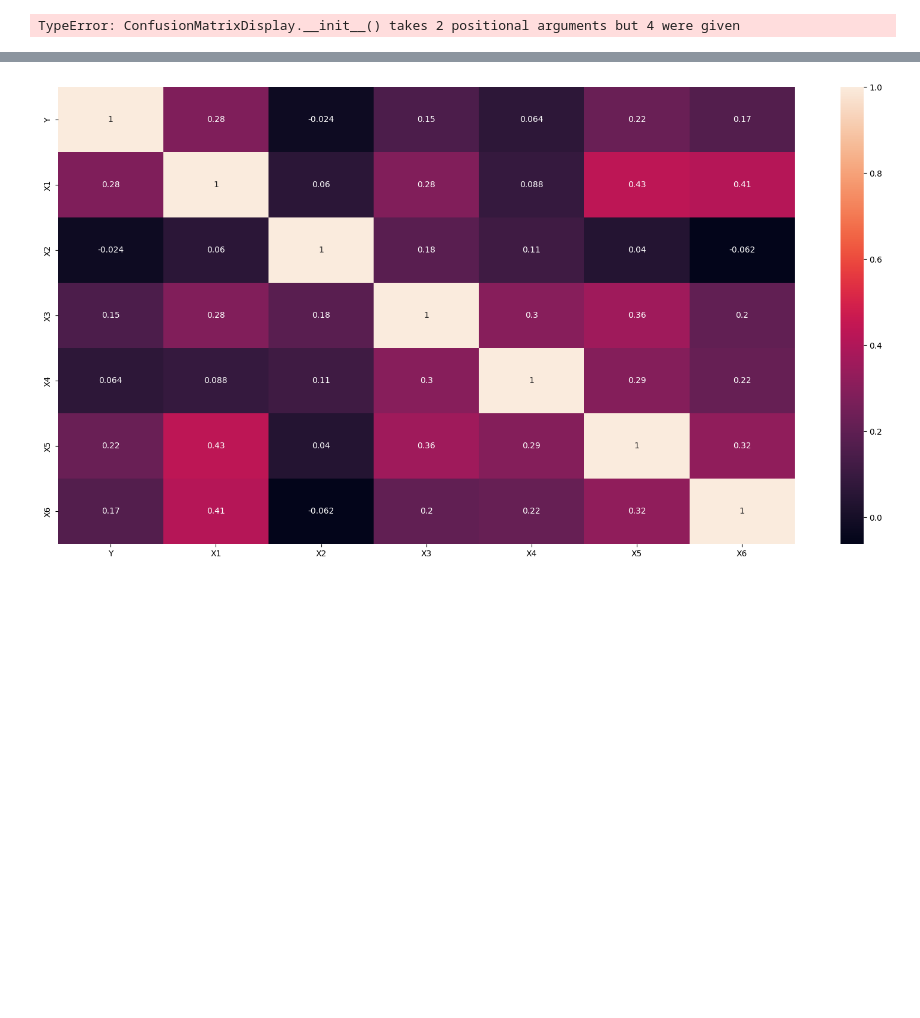
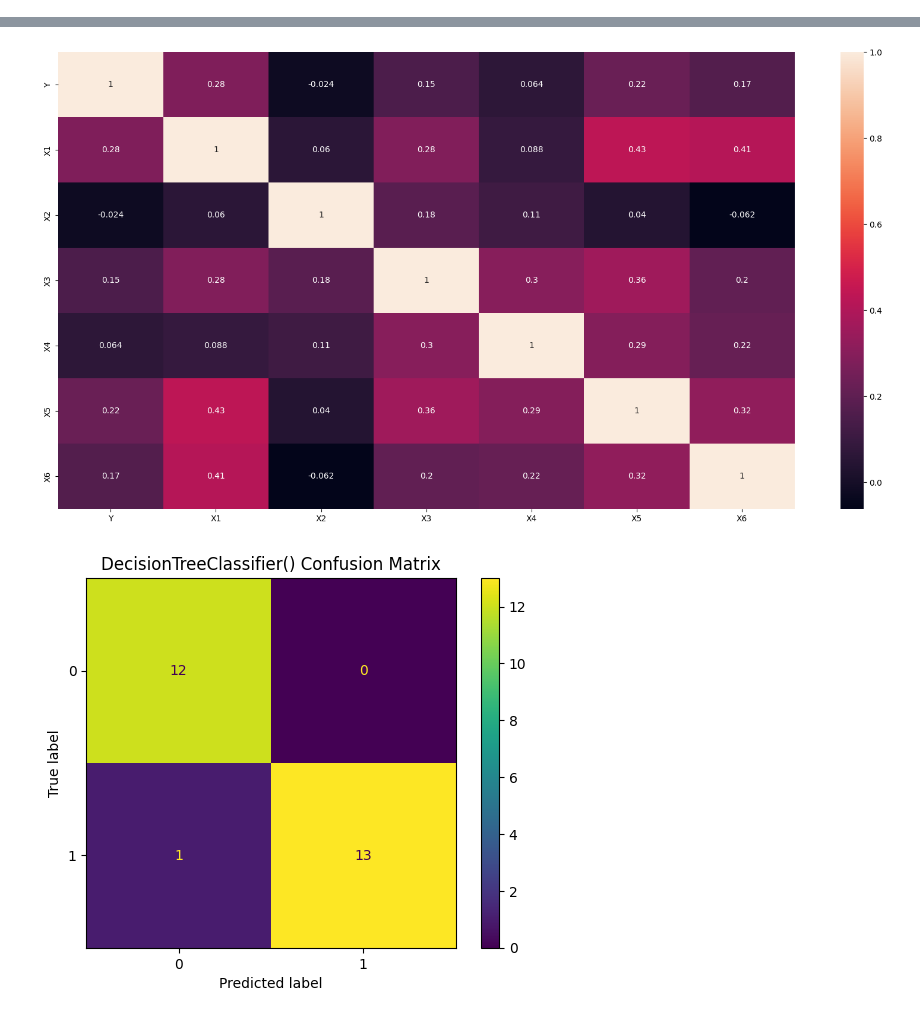
Before and after one commit to michelejl/rcGDmdAGyvAaGo9q, a Jupyter notebook: Happy Jupyter.ipynb, the cells around one changed output, grey strips where cells are left out. Saved outputs shown, nothing was run; the diff lists cells and outputs as text; code cells hidden in the pictures; blank space fills up the shorter version.

```diff
--- a/Happy Jupyter.ipynb
+++ b/Happy Jupyter.ipynb
@@ -99,41 +99,69 @@ for model in models:
             model_max=model1
     dict_models[model]=model_max
     print("Best Score of ",model,"is :",max(L),"with the random_state:",L.index(max(L)))
     y_pred = dict_models[model].predict(X_test)
     print("\n Report of the Model: ", model,"\n", classification_report(y_test, y_pred),"\n")
 
-ConfusionMatrixDisplay.from_estimator(dict_models['DecisionTree'], X_test, y_test)
-plt.show()
+    #Random Forest with a score of 0.769 with accuracy of 0.88, precision of 0.87 and Decision Tree with a score of 0.73 with accuracy of 0.96 and prcision 1.
 
-ConfusionMatrixDisplay.from_estimator(dict_models['LogisticReg'], X_test, y_test)
-plt.show()
+#Confusion Matrix for each model
+for model in models:
+    cf_matrix=ConfusionMatrixDisplay.from_estimator(dict_models[model], X_test, y_test)
+    plt.title(str(dict_models[model])+' Confusion Matrix')
+    plt.show()
+#Confusion matrix is best for Decision Tree model
 
-ConfusionMatrixDisplay.from_estimator(dict_models['KNN'], X_test, y_test)
-plt.show()
+#FEATURE SELECTION by feature importance
 
-ConfusionMatrixDisplay.from_estimator(dict_models['SVC'], X_test, y_test)
-plt.show()
+#Chisquare test for categorical feature
 
-ConfusionMatrixDisplay.from_estimator(dict_models['RandForest'], X_test, y_test)
-plt.show()
+from sklearn.feature_selection import SelectKBest
+from sklearn.feature_selection import chi2
+#select 3 best features
+chi2_features = SelectKBest(chi2, k=3)
+X_kbest = chi2_features.fit_transform(X,y)
+chi2_features.get_support()
+selected_feat=X.columns[(chi2_features.get_support())]
+selected_feat
+
+#Most relevant features are X1, X3 and X5, we will run the models again with these three features
+
+Xnew=happy[['X1','X3','X5']]
+
+np.random.seed(0) #makes random numbers predictable, so that results are the same everytime
+for model in models:
+    L=[]
+    for i in range(0,50):
+        Xnew_train, Xnew_test, ynew_train, ynew_test = train_test_split(Xnew, y, test_size=0.2, random_state=i)
+        model1 =load_model(model)
+        model1.fit(Xnew_train,ynew_train)
+        score_train=model1.score(Xnew_train,ynew_train)
+        score_test=model1.score(Xnew_test,ynew_test)
+        L.append(score_test)
+        if score_test >= max(L):
+            model_max=model1
+    dict_models[model]=model_max
+    print("Best Score of ",model,"is :",max(L),"with the random_state:",L.index(max(L)))
+    ynew_pred = dict_models[model].predict(Xnew_test)
+    print("\n Report of the Model: ", model,"\n", classification_report(ynew_test, ynew_pred),"\n")
 # %% [output]
 <class 'pandas.core.frame.DataFrame'>
 RangeIndex: 126 entries, 0 to 125
 Data columns (total 7 columns):
  #   Column  Non-Null Count  Dtype
 ---  ------  --------------  -----
  0   Y       126 non-null    int64
  1   X1      126 non-null    int64
  2   X2      126 non-null    int64
  3   X3      126 non-null    int64
  4   X4      126 non-null    int64
  5   X5      126 non-null    int64
  6   X6      126 non-null    int64
 ... (61 lines left out)
 
     accuracy                           0.88        26
    macro avg       0.89      0.88      0.88        26
 weighted avg       0.89      0.88      0.88        26
-TypeError: ConfusionMatrixDisplay.__init__() takes 2 positional arguments but 4 were given
 [figure]
 [figure]
+[figure, added]
```
Also changed, not shown: parts of 1 cell of this notebook, 1 other file.
